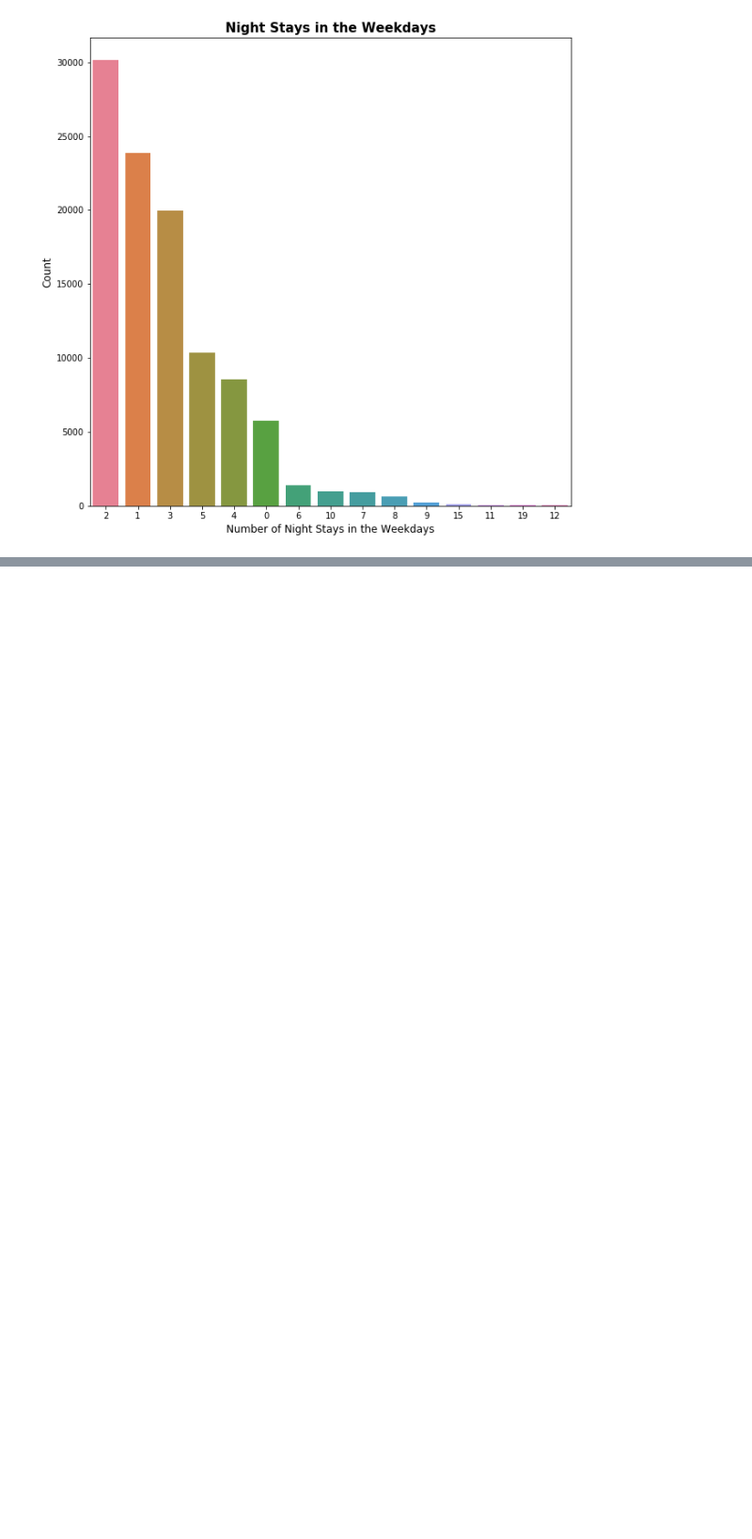
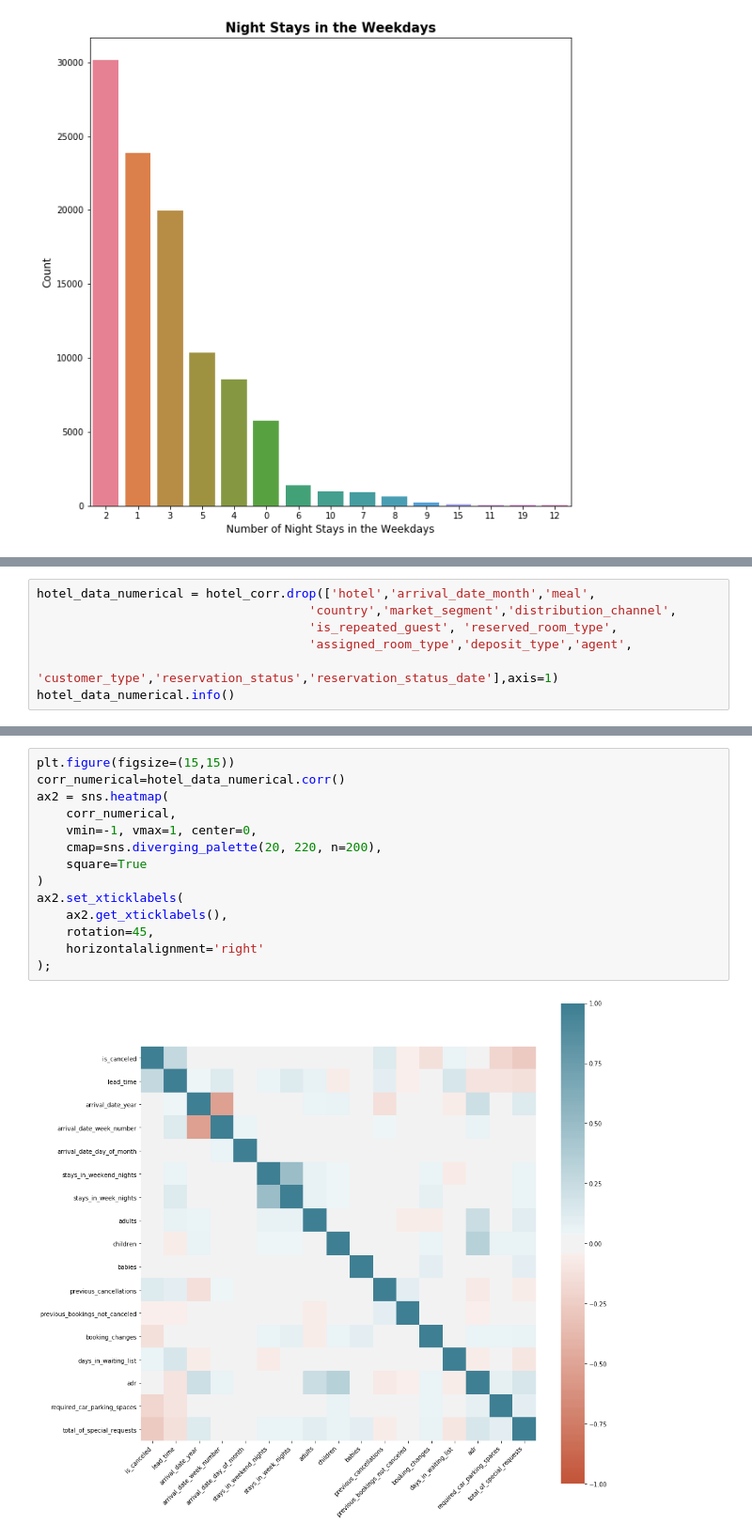
Before and after one commit to ngocknguyen/Hotel-Booking-Demand-Project, a Jupyter notebook: Hotel_Booking.ipynb, the cells around one changed output, grey strips where cells are left out. Shown at 94% size. Saved outputs shown, nothing was run; the diff lists cells and outputs as text; blank space fills up the shorter version.

```diff
--- a/Hotel_Booking.ipynb
+++ b/Hotel_Booking.ipynb
@@ -204,0 +293,7 @@ Text(0, 0.5, 'Count')
+# %%
+hotel_data_numerical = hotel_corr.drop(['hotel','arrival_date_month','meal',
+                                     'country','market_segment','distribution_channel',
+                                     'is_repeated_guest', 'reserved_room_type',
+                                     'assigned_room_type','deposit_type','agent',
+                                     'customer_type','reservation_status','reservation_status_date'],axis=1)
+hotel_data_numerical.info()
@@ -204,0 +318,16 @@ Text(0, 0.5, 'Count')
+# %%
+plt.figure(figsize=(15,15))
+corr_numerical=hotel_data_numerical.corr()
+ax2 = sns.heatmap(
+    corr_numerical,
+    vmin=-1, vmax=1, center=0,
+    cmap=sns.diverging_palette(20, 220, n=200),
+    square=True
+)
+ax2.set_xticklabels(
+    ax2.get_xticklabels(),
+    rotation=45,
+    horizontalalignment='right'
+);
+# %% [output]
+[figure, added]
```
Also changed, not shown: parts of 16 cells of this notebook.
